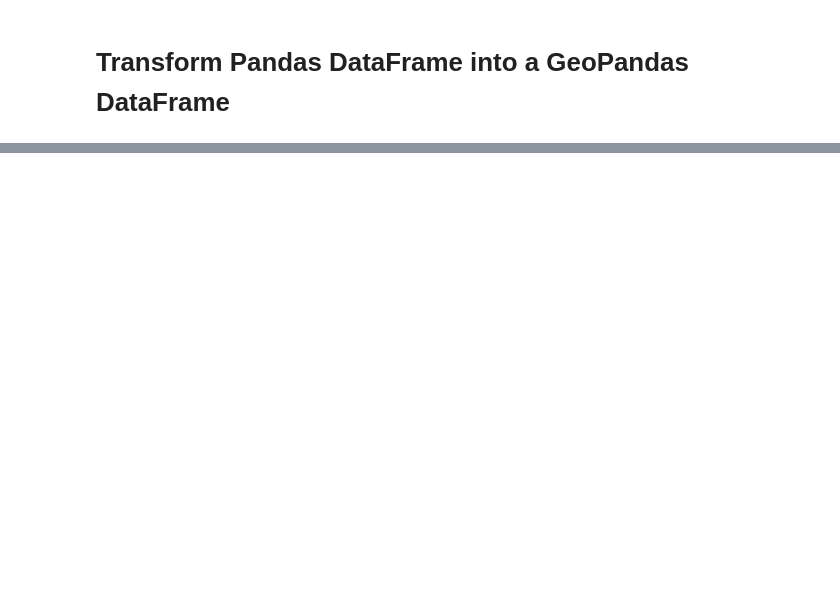
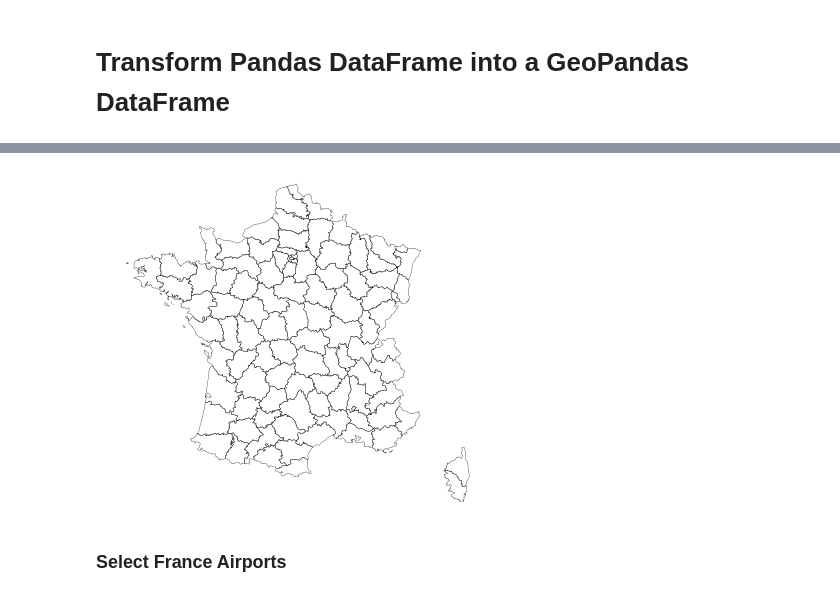
Before and after one commit to yassineAlouini/gis-with-python, a Jupyter notebook: gis_with_python.ipynb, the cells around one changed output, grey strips where cells are left out. Drawn from its saved outputs; the diff is of its cells as text; code cells hidden in the pictures; blank space fills up the shorter version.

```diff
--- a/gis_with_python.ipynb
+++ b/gis_with_python.ipynb
@@ -148,0 +162,6 @@ mplleaflet.display(fig=fig)
+# %%
+ax = gplt.polyplot(france_gdf, projection=gcrs.Orthographic())
+# %% [output]
+[figure, added]
+# %% [markdown]
+### Select France Airports
```
Also changed, not shown: parts of 41 cells of this notebook, 7 other files.
